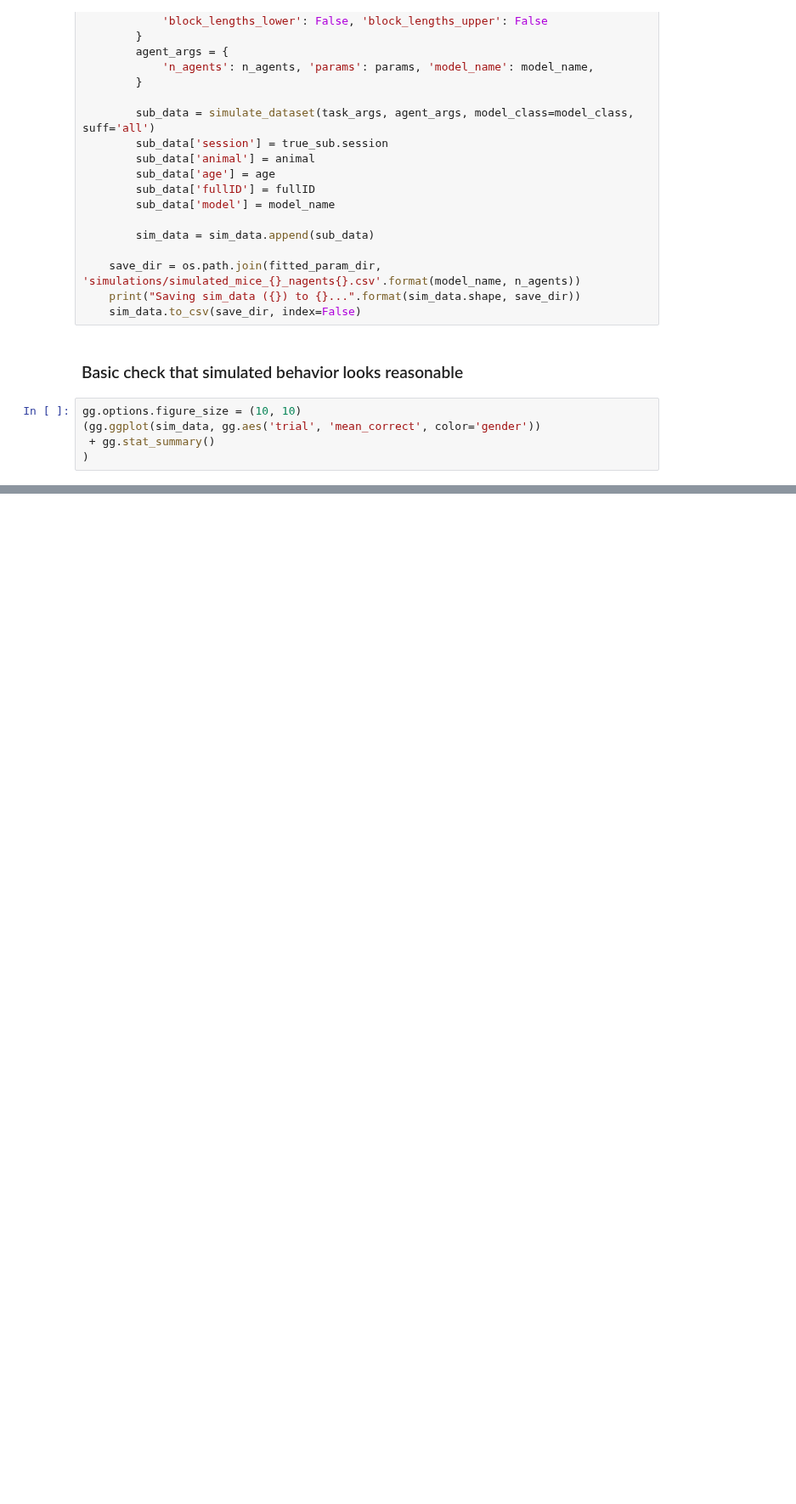
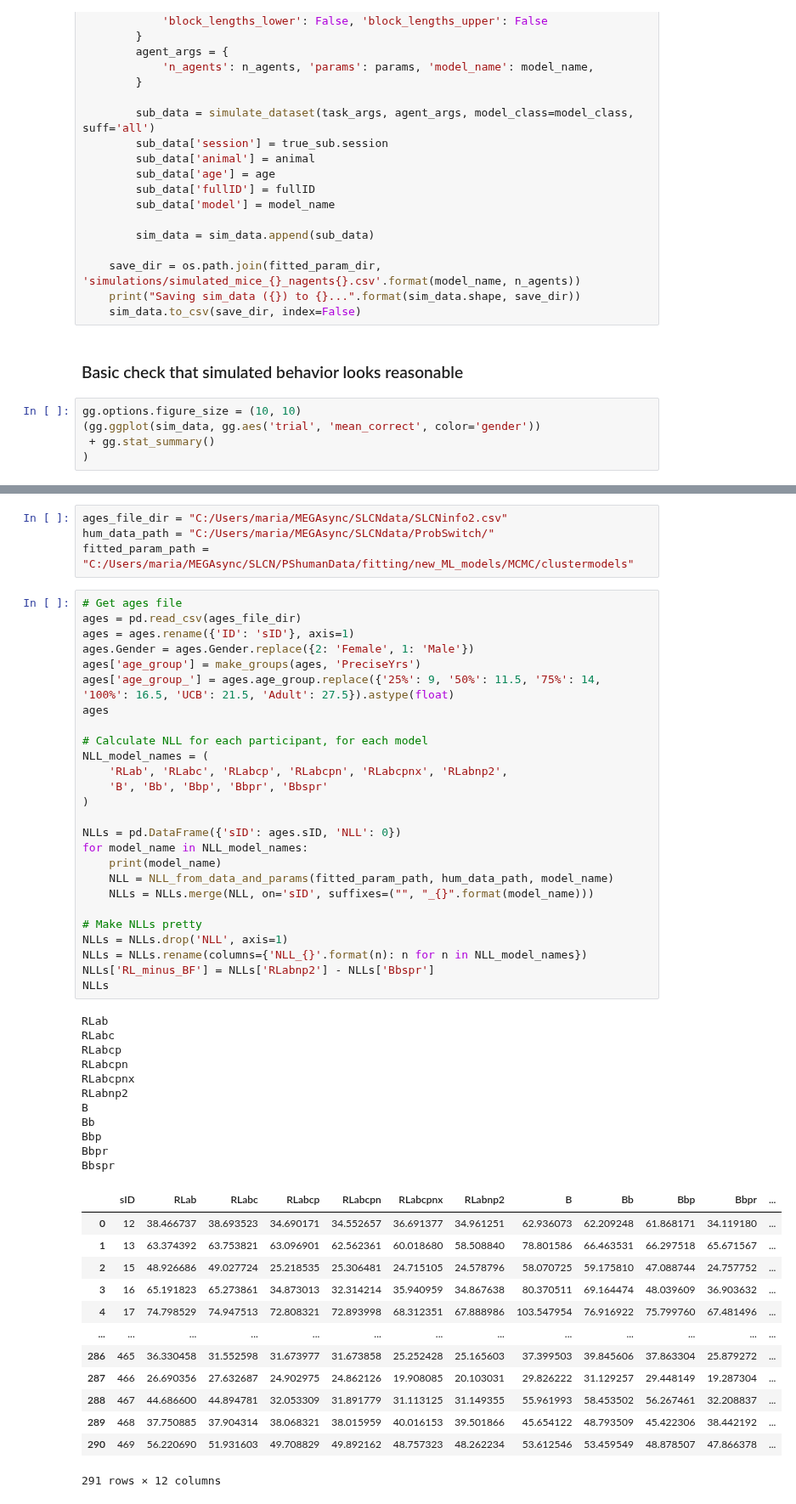
Before and after one commit to MariaEckstein/SLCN, a Jupyter notebook: models/SimulateMouseBehavior.ipynb, the cells around one changed output, grey strips where cells are left out. Shown at 85% size. Drawn from its saved outputs; the diff is of its cells as text; blank space fills up the shorter version.

```diff
--- a/models/SimulateMouseBehavior.ipynb
+++ b/models/SimulateMouseBehavior.ipynb
@@ -773,0 +708,55 @@ gg.options.figure_size = (10, 10)
+# %%
+ages_file_dir = "C:/Users/maria/MEGAsync/SLCNdata/SLCNinfo2.csv"
+hum_data_path = "C:/Users/maria/MEGAsync/SLCNdata/ProbSwitch/"
+fitted_param_path = "C:/Users/maria/MEGAsync/SLCN/PShumanData/fitting/new_ML_models/MCMC/clustermodels"
+# %%
+# Get ages file
+ages = pd.read_csv(ages_file_dir)
+ages = ages.rename({'ID': 'sID'}, axis=1)
+ages.Gender = ages.Gender.replace({2: 'Female', 1: 'Male'})
+ages['age_group'] = make_groups(ages, 'PreciseYrs')
+ages['age_group_'] = ages.age_group.replace({'25%': 9, '50%': 11.5, '75%': 14, '100%': 16.5, 'UCB': 21.5, 'Adult': 27.5}).astype(float)
+ages
+
+# Calculate NLL for each participant, for each model
+NLL_model_names = (
+    'RLab', 'RLabc', 'RLabcp', 'RLabcpn', 'RLabcpnx', 'RLabnp2',
+    'B', 'Bb', 'Bbp', 'Bbpr', 'Bbspr'
+)
+
+NLLs = pd.DataFrame({'sID': ages.sID, 'NLL': 0})
+for model_name in NLL_model_names:
+    print(model_name)
+    NLL = NLL_from_data_and_params(fitted_param_path, hum_data_path, model_name)
+    NLLs = NLLs.merge(NLL, on='sID', suffixes=("", "_{}".format(model_name)))
+
+# Make NLLs pretty
+NLLs = NLLs.drop('NLL', axis=1)
+NLLs = NLLs.rename(columns={'NLL_{}'.format(n): n for n in NLL_model_names})
+NLLs['RL_minus_BF'] = NLLs['RLabnp2'] - NLLs['Bbspr']
+NLLs
+# %% [output]
+RLab
+RLabc
+RLabcp
+RLabcpn
+RLabcpnx
+RLabnp2
+B
+Bb
+Bbp
+Bbpr
+Bbspr
+|  | sID | RLab | RLabc | RLabcp | RLabcpn | RLabcpnx | RLabnp2 | B | Bb | Bbp | Bbpr | ... |
+| 0 | 12 | 38.466737 | 38.693523 | 34.690171 | 34.552657 | 36.691377 | 34.961251 | 62.936073 | 62.209248 | 61.868171 | 34.119180 | ... |
+| 1 | 13 | 63.374392 | 63.753821 | 63.096901 | 62.562361 | 60.018680 | 58.508840 | 78.801586 | 66.463531 | 66.297518 | 65.671567 | ... |
+| 2 | 15 | 48.926686 | 49.027724 | 25.218535 | 25.306481 | 24.715105 | 24.578796 | 58.070725 | 59.175810 | 47.088744 | 24.757752 | ... |
+| 3 | 16 | 65.191823 | 65.273861 | 34.873013 | 32.314214 | 35.940959 | 34.867638 | 80.370511 | 69.164474 | 48.039609 | 36.903632 | ... |
+| 4 | 17 | 74.798529 | 74.947513 | 72.808321 | 72.893998 | 68.312351 | 67.888986 | 103.547954 | 76.916922 | 75.799760 | 67.481496 | ... |
+| ... | ... | ... | ... | ... | ... | ... | ... | ... | ... | ... | ... | ... |
+| 286 | 465 | 36.330458 | 31.552598 | 31.673977 | 31.673858 | 25.252428 | 25.165603 | 37.399503 | 39.845606 | 37.863304 | 25.879272 | ... |
+| 287 | 466 | 26.690356 | 27.632687 | 24.902975 | 24.862126 | 19.908085 | 20.103031 | 29.826222 | 31.129257 | 29.448149 | 19.287304 | ... |
+| 288 | 467 | 44.686600 | 44.894781 | 32.053309 | 31.891779 | 31.113125 | 31.149355 | 55.961993 | 58.453502 | 56.267461 | 32.208837 | ... |
+| 289 | 468 | 37.750885 | 37.904314 | 38.068321 | 38.015959 | 40.016153 | 39.501866 | 45.654122 | 48.793509 | 45.422306 | 38.442192 | ... |
+| 290 | 469 | 56.220690 | 51.931603 | 49.708829 | 49.892162 | 48.757323 | 48.262234 | 53.612546 | 53.459549 | 48.878507 | 47.866378 | ... |
+291 rows × 12 columns
```
Also changed, not shown: parts of 18 cells of this notebook.
